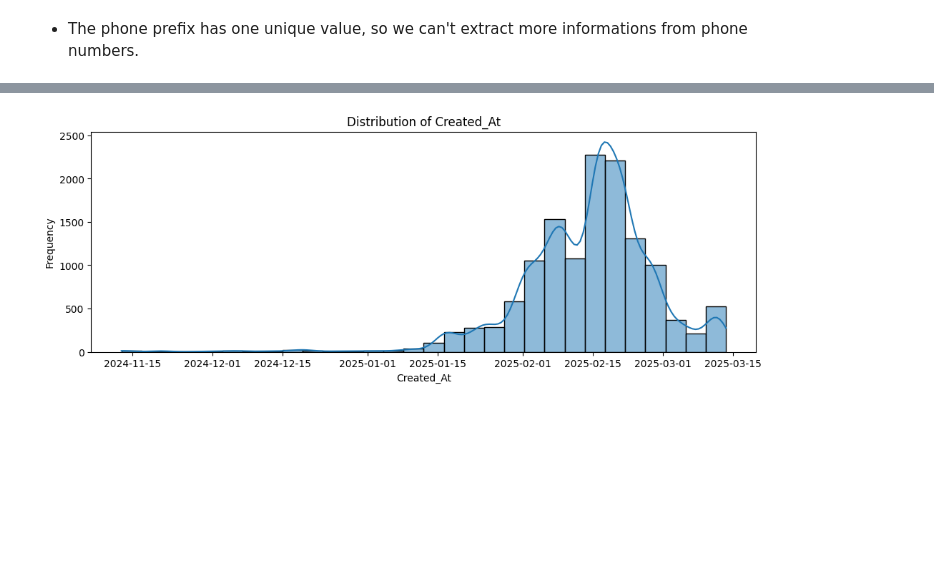
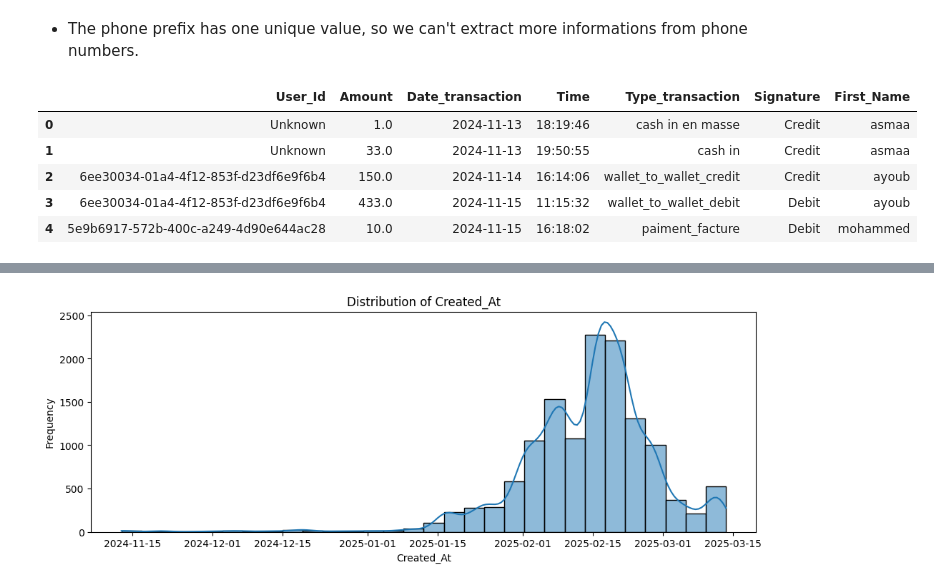
Before and after one commit to ELANSARI05/Application-Project, a Jupyter notebook: Leap Project/EDA_Phase.ipynb, the cells around one changed output, grey strips where cells are left out. Cells and saved outputs as stored; diff of their text form; code cells hidden in the pictures; blank space fills up the shorter version.

```diff
--- a/Leap Project/EDA_Phase.ipynb
+++ b/Leap Project/EDA_Phase.ipynb
@@ -233,6 +233,15 @@ def clean_transactions(df):
 # Apply cleaning
 users_clean = clean_users(users)
 transactions_clean = clean_transactions(transactions)
+# %%
+transactions_clean.head()
+# %% [output]
+|  | User_Id | Amount | Date_transaction | Time | Type_transaction | Signature | First_Name |
+| 0 | Unknown | 1.0 | 2024-11-13 | 18:19:46 | cash in en masse | Credit | asmaa |
+| 1 | Unknown | 33.0 | 2024-11-13 | 19:50:55 | cash in | Credit | asmaa |
+| 2 | 6ee30034-01a4-4f12-853f-d23df6e9f6b4 | 150.0 | 2024-11-14 | 16:14:06 | wallet_to_wallet_credit | Credit | ayoub |
+| 3 | 6ee30034-01a4-4f12-853f-d23df6e9f6b4 | 433.0 | 2024-11-15 | 11:15:32 | wallet_to_wallet_debit | Debit | ayoub |
+| 4 | 5e9b6917-572b-400c-a249-4d90e644ac28 | 10.0 | 2024-11-15 | 16:18:02 | paiment_facture | Debit | mohammed |
 # %%
 users_clean.head()
 # %% [output]
```
Also changed, not shown: parts of 28 cells of this notebook, 14 other files.
